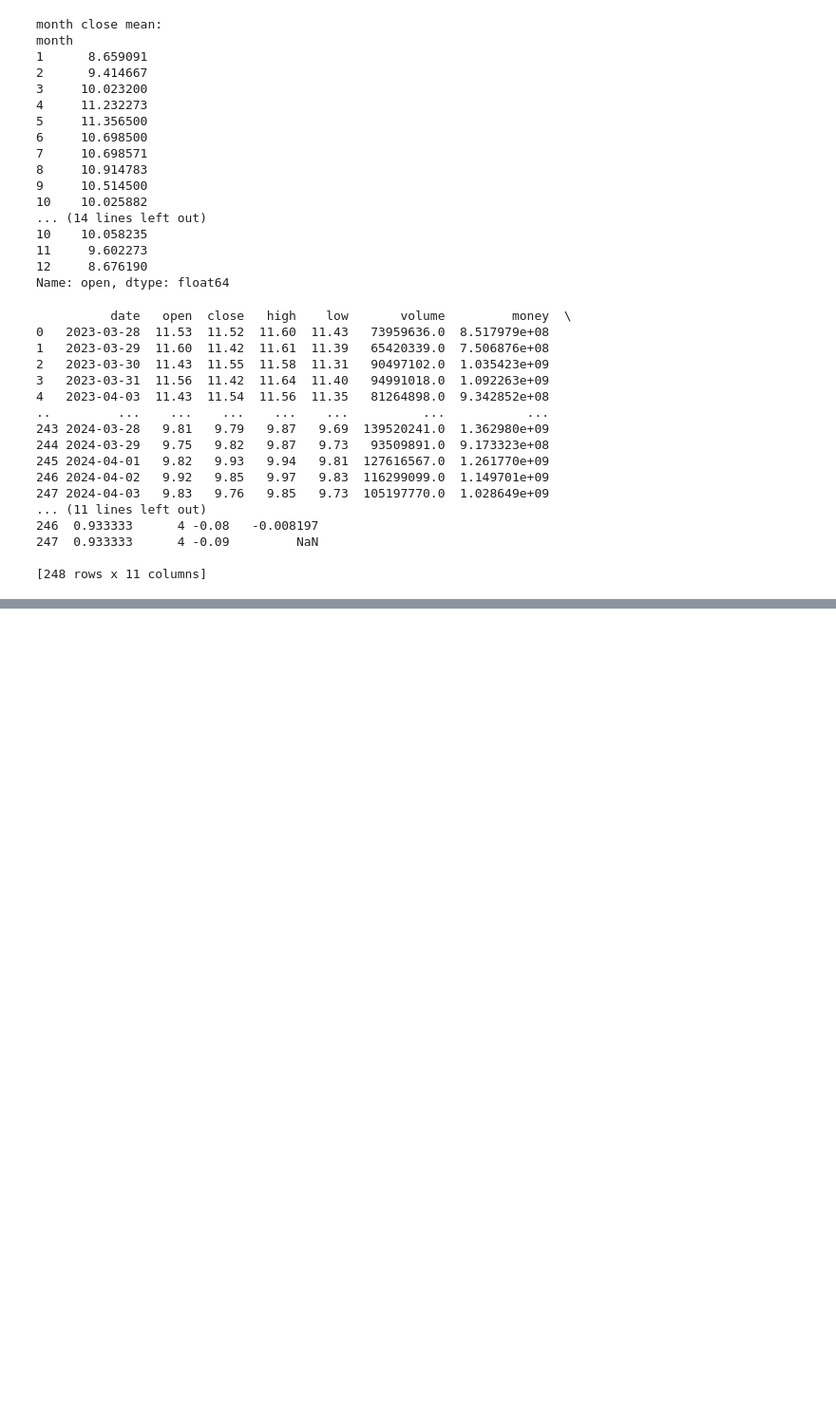
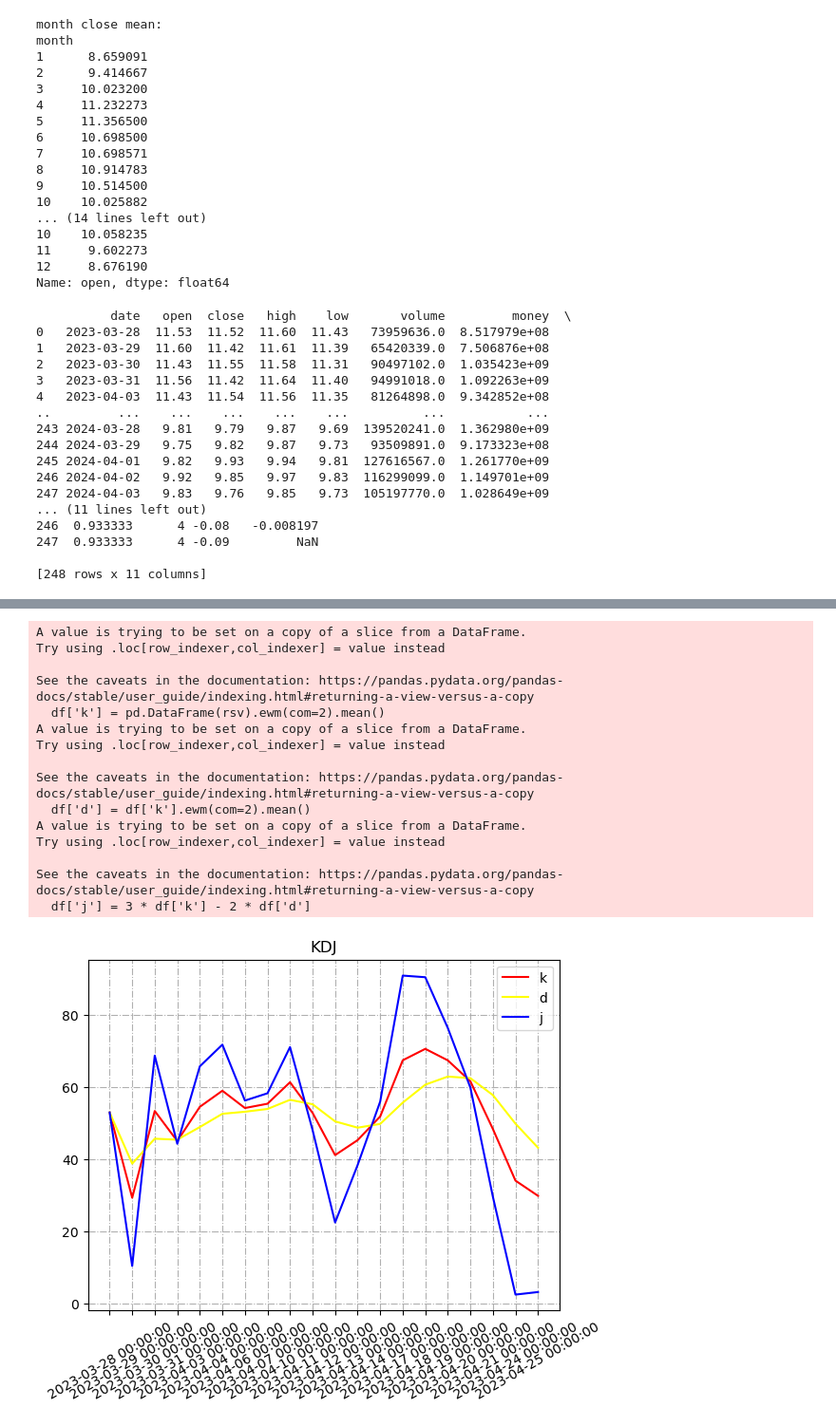
Before and after one commit to jikefan/QuantTradingStudy, a Jupyter notebook: ch03/ch03.ipynb, the cells around one changed output, grey strips where cells are left out. Shown at 95% size. Cells and saved outputs as stored; diff of their text form; code cells hidden in the pictures; blank space fills up the shorter version.

```diff
--- a/ch03/ch03.ipynb
+++ b/ch03/ch03.ipynb
@@ -112,0 +176,60 @@ testRipples_ratio()
+# %%
+# 计算KDJ
+# 计算需要的指标如下：
+# RSV：未成熟随机指标值     公式：(Cn - Ln) / (Hn - Ln) * 100(N日)
+# K：当天K值        公式：2/3*前一天k值+1/3*当日RSV
+# D：当天D值        公式：2/3*前一天D值+1/3*当前K值
+# J：当天J值        公式：3*当日K值 - 2*当日D值
+# 备注：若无前一日K值与D值，则可分别用50来代替
+def cal_kdj(df):
+    low_list = df['low'].rolling(9, min_periods=9).min()
+    low_list.fillna(value=df['low'].expanding().min(), inplace=True)
+    high_list = df['high'].rolling(9, min_periods=9).max()
+    high_list.fillna(value=df['high'].expanding().max(), inplace=True)
+
+    rsv = (df['close'] - low_list) / (high_list - low_list) * 100
+    df['k'] = pd.DataFrame(rsv).ewm(com=2).mean()
+    df['d'] = df['k'].ewm(com=2).mean()
+    df['j'] = 3 * df['k'] - 2 * df['d']
+    return df
+
+def show_KDJ(df):
+    df_kdj = cal_kdj(df)
+    plt.figure()
+
+    df_kdj['k'].plot(color="red", label="k")
+    df_kdj['d'].plot(color="yellow", label='d')
+    df_kdj['j'].plot(color="blue", label='j')
+    plt.legend(loc='best')
+
+    major_index = df_kdj.index[df_kdj.index]
+    major_xtics = df_kdj['date'][df_kdj.index]
+
+    plt.xticks(major_index, major_xtics)
+    plt.setp(plt.gca().get_xticklabels(), rotation=30)
+
+    plt.grid(linestyle='-.')
+    plt.title("KDJ")
+    plt.rcParams["axes.unicode_minus"] = False
+    plt.rcParams["font.sans-serif"] = ["SimHei"]
+    plt.show()
+
+kdj_df = cal_kdj(df)
+show_KDJ(kdj_df.head(20))
+# %% [output]
+A value is trying to be set on a copy of a slice from a DataFrame.
+Try using .loc[row_indexer,col_indexer] = value instead
+
+See the caveats in the documentation: https://pandas.pydata.org/pandas-docs/stable/user_guide/indexing.html#returning-a-view-versus-a-copy
+  df['k'] = pd.DataFrame(rsv).ewm(com=2).mean()
+A value is trying to be set on a copy of a slice from a DataFrame.
+Try using .loc[row_indexer,col_indexer] = value instead
+
+See the caveats in the documentation: https://pandas.pydata.org/pandas-docs/stable/user_guide/indexing.html#returning-a-view-versus-a-copy
+  df['d'] = df['k'].ewm(com=2).mean()
+A value is trying to be set on a copy of a slice from a DataFrame.
+Try using .loc[row_indexer,col_indexer] = value instead
+
+See the caveats in the documentation: https://pandas.pydata.org/pandas-docs/stable/user_guide/indexing.html#returning-a-view-versus-a-copy
+  df['j'] = 3 * df['k'] - 2 * df['d']
+[figure, added]
```
Also changed, not shown: parts of 2 cells of this notebook.
